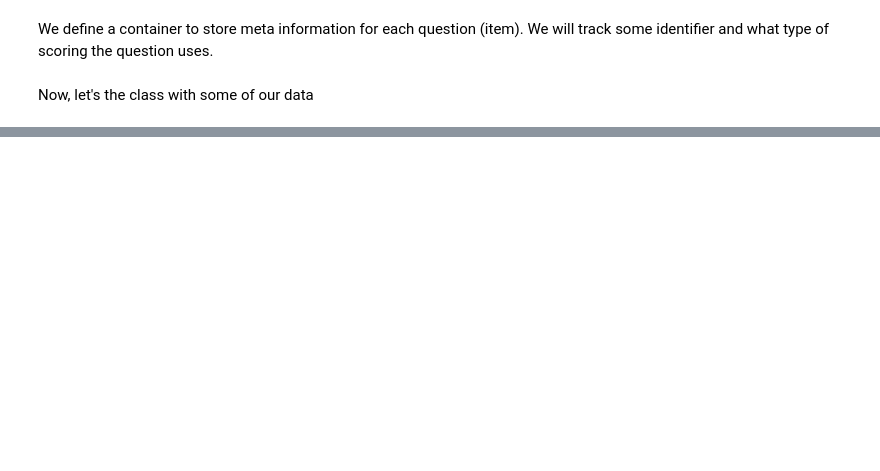
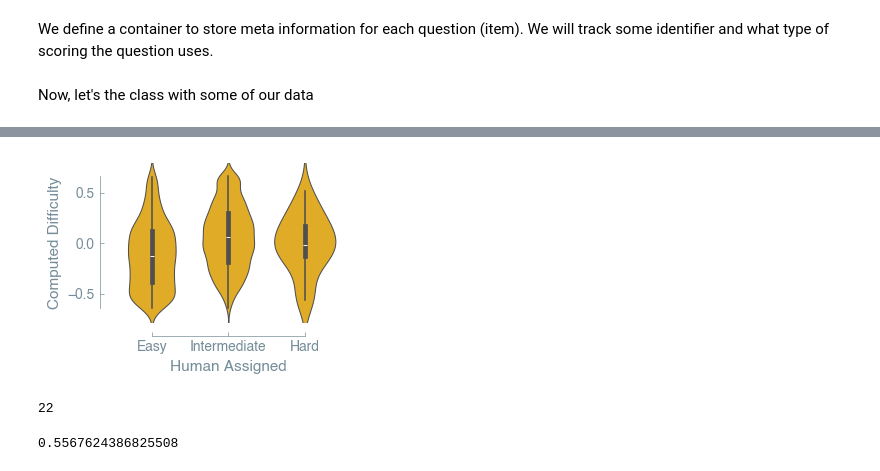
Before and after one commit to lamalab-org/irt-on-bench, a Jupyter notebook: nbs/irt.ipynb, the cells around one changed output, grey strips where cells are left out. Saved outputs shown, nothing was run; the diff lists cells and outputs as text; code cells hidden in the pictures; blank space fills up the shorter version.

```diff
--- a/nbs/irt.ipynb
+++ b/nbs/irt.ipynb
@@ -237,0 +515,7 @@ import nbdev; nbdev.nbdev_export()
+# %%
+# load json file
+import json
+with open('/Users/n0w0f/git/n0w0f/irt-on-bench/data/difficulty_dict.json', 'r') as f:
+    difficulty_dict = json.load(f)
+# %%
+difficulty_vector_dataframe = pd.DataFrame(difficulty_vector, columns=['difficulty'])
@@ -237,0 +538,20 @@ import nbdev; nbdev.nbdev_export()
+# %%
+difficulty_vector_dataframe
+
+#extend the difficulty dataframe with one more column based on the index. Use the difficulty_dict to assign values to the new column. all index that are easy is 0, intermediate is 1 and hard is 2
+
+difficulty_vector_dataframe['difficulty_level'] = difficulty_vector_dataframe.index.map(difficulty_dict)
+# %%
+# Create mapping dictionary with default value
+level_map = {i: 2 for i in range(len(difficulty_vector))}  # Default to 'hard' (2)
+
+# Map easy indices to 0
+for i in difficulty_dict['easy']:
+   level_map[i] = 0
+
+# Map intermediate indices to 1
+for i in difficulty_dict['intermediate']:
+   level_map[i] = 1
+
+# Add new column
+difficulty_vector_dataframe['difficulty_level'] = difficulty_vector_dataframe.index.map(level_map)
@@ -237,0 +608,4 @@ import nbdev; nbdev.nbdev_export()
+# %%
+plot_difficulty_violin(difficulty_vector_dataframe)
+# %% [output]
+[figure, added]
@@ -237,0 +614,8 @@ import nbdev; nbdev.nbdev_export()
+# %%
+len(abilities_mean)
+# %% [output]
+22
+# %%
+sum(model_score_dicts['overall']['Mistral-Large-2']['all_correct_'])/len(model_score_dicts['overall']['Mistral-Large-2']['all_correct_'])
+# %% [output]
+0.5567624386825508
```
Also changed, not shown: parts of 44 cells of this notebook, 10 other files.
